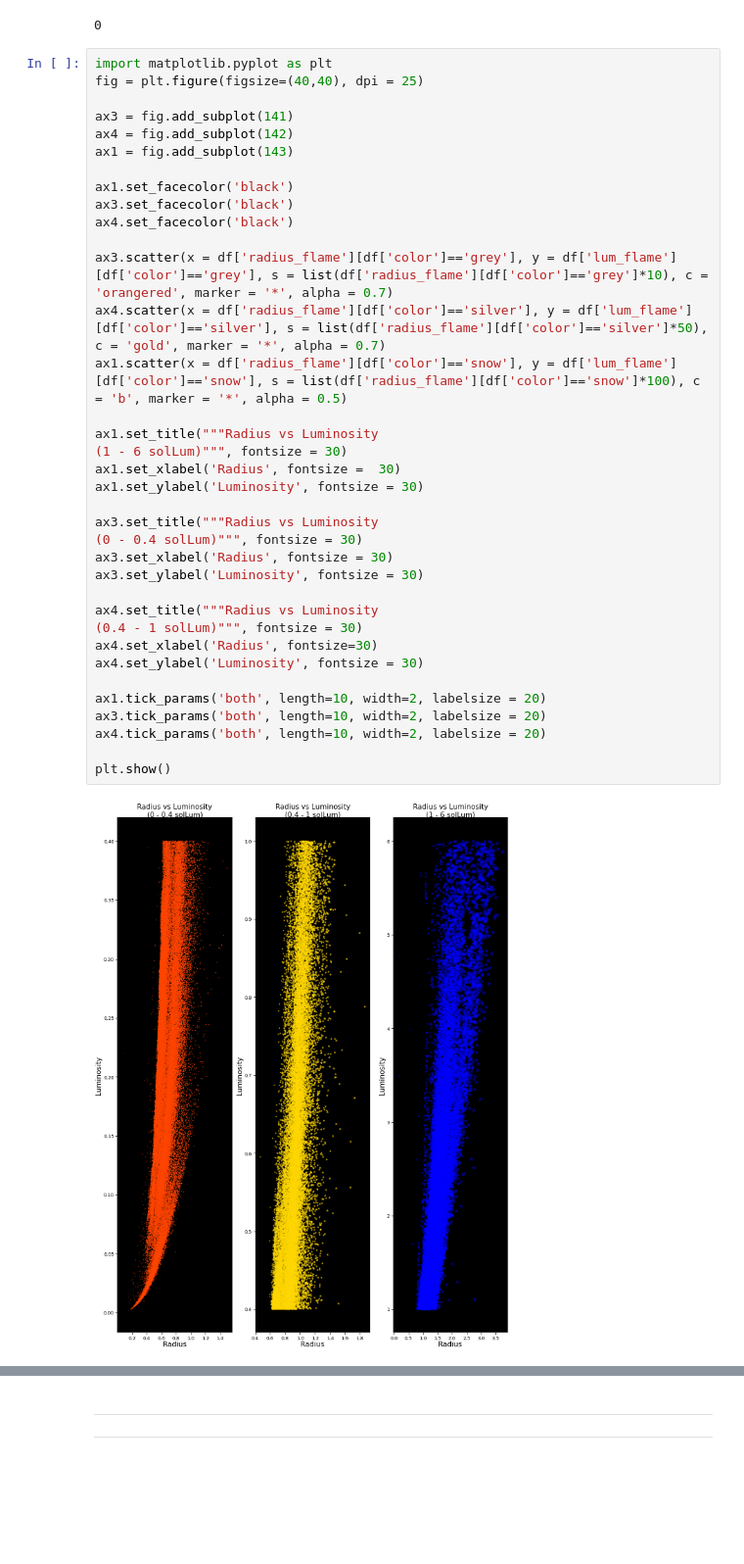
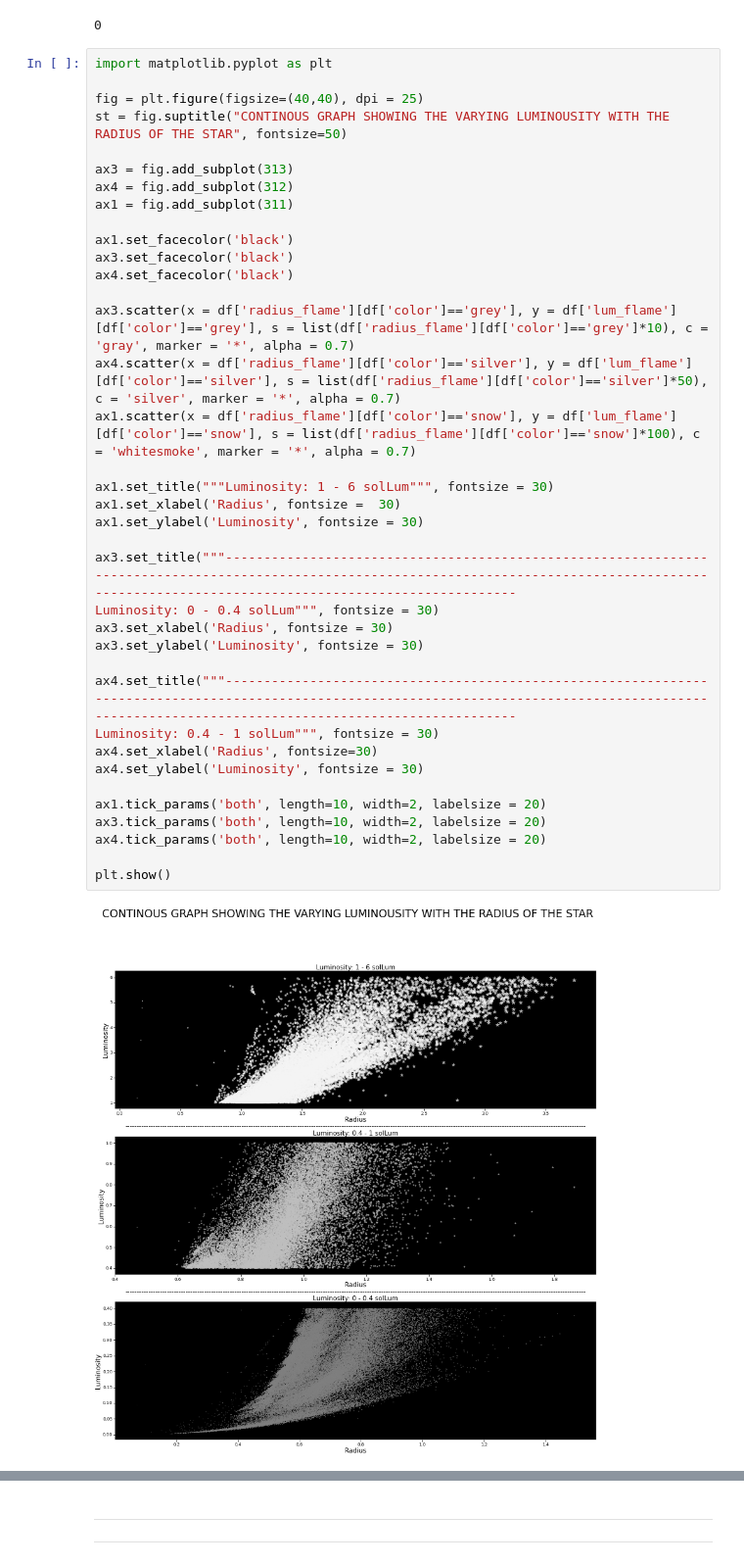
Before and after one commit to Gaurav1921/Space-O-Analytics-Project, a Jupyter notebook: Space_O_Analytics.ipynb, the cells around one changed output, grey strips where cells are left out. Shown at 98% size. Drawn from its saved outputs; the diff is of its cells as text; blank space fills up the shorter version.

```diff
--- a/Space_O_Analytics.ipynb
+++ b/Space_O_Analytics.ipynb
@@ -266,39 +266,40 @@ df.duplicated().sum()
 0
 # %%
 import matplotlib.pyplot as plt
+
 fig = plt.figure(figsize=(40,40), dpi = 25)
+st = fig.suptitle("CONTINOUS GRAPH SHOWING THE VARYING LUMINOUSITY WITH THE RADIUS OF THE STAR", fontsize=50)
 
-ax3 = fig.add_subplot(141)
-ax4 = fig.add_subplot(142)
-ax1 = fig.add_subplot(143)
+ax3 = fig.add_subplot(313)
+ax4 = fig.add_subplot(312)
+ax1 = fig.add_subplot(311)
 
 ax1.set_facecolor('black')
 ax3.set_facecolor('black')
 ax4.set_facecolor('black')
 
-ax3.scatter(x = df['radius_flame'][df['color']=='grey'], y = df['lum_flame'][df['color']=='grey'], s = list(df['radius_flame'][df['color']=='grey']*10), c = 'orangered', marker = '*', alpha = 0.7)
-ax4.scatter(x = df['radius_flame'][df['color']=='silver'], y = df['lum_flame'][df['color']=='silver'], s = list(df['radius_flame'][df['color']=='silver']*50), c = 'gold', marker = '*', alpha = 0.7)
-ax1.scatter(x = df['radius_flame'][df['color']=='snow'], y = df['lum_flame'][df['color']=='snow'], s = list(df['radius_flame'][df['color']=='snow']*100), c = 'b', marker = '*', alpha = 0.5)
+ax3.scatter(x = df['radius_flame'][df['color']=='grey'], y = df['lum_flame'][df['color']=='grey'], s = list(df['radius_flame'][df['color']=='grey']*10), c = 'gray', marker = '*', alpha = 0.7)
+ax4.scatter(x = df['radius_flame'][df['color']=='silver'], y = df['lum_flame'][df['color']=='silver'], s = list(df['radius_flame'][df['color']=='silver']*50), c = 'silver', marker = '*', alpha = 0.7)
+ax1.scatter(x = df['radius_flame'][df['color']=='snow'], y = df['lum_flame'][df['color']=='snow'], s = list(df['radius_flame'][df['color']=='snow']*100), c = 'whitesmoke', marker = '*', alpha = 0.7)
 
-ax1.set_title("""Radius vs Luminosity
-(1 - 6 solLum)""", fontsize = 30)
+ax1.set_title("""Luminosity: 1 - 6 solLum""", fontsize = 30)
 ax1.set_xlabel('Radius', fontsize =  30)
 ax1.set_ylabel('Luminosity', fontsize = 30)
 
-ax3.set_title("""Radius vs Luminosity
-(0 - 0.4 solLum)""", fontsize = 30)
+ax3.set_title("""------------------------------------------------------------------------------------------------------------------------------------------------------------------------------------------------------
+Luminosity: 0 - 0.4 solLum""", fontsize = 30)
 ax3.set_xlabel('Radius', fontsize = 30)
 ax3.set_ylabel('Luminosity', fontsize = 30)
 
-ax4.set_title("""Radius vs Luminosity
-(0.4 - 1 solLum)""", fontsize = 30)
+ax4.set_title("""------------------------------------------------------------------------------------------------------------------------------------------------------------------------------------------------------
+Luminosity: 0.4 - 1 solLum""", fontsize = 30)
 ax4.set_xlabel('Radius', fontsize=30)
 ax4.set_ylabel('Luminosity', fontsize = 30)
 
 ax1.tick_params('both', length=10, width=2, labelsize = 20)
 ax3.tick_params('both', length=10, width=2, labelsize = 20)
 ax4.tick_params('both', length=10, width=2, labelsize = 20)
 
 plt.show()
 # %% [output]
-[figure, old version]
+[figure, new version]
```
Also changed, not shown: parts of 6 cells of this notebook.
